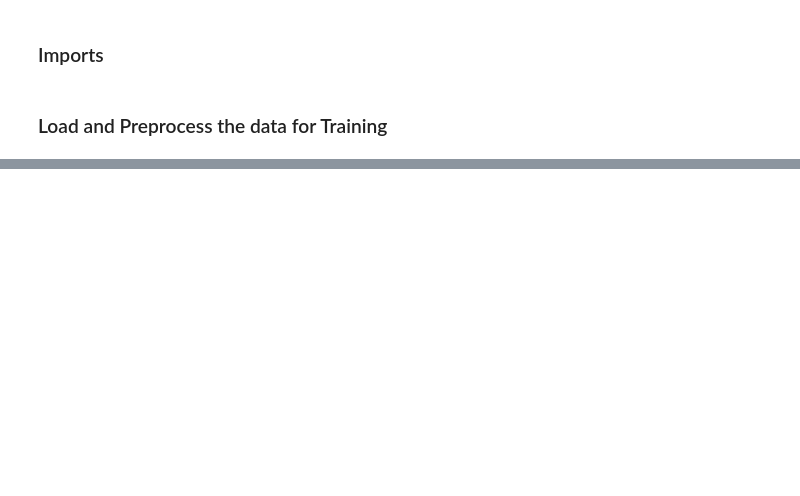
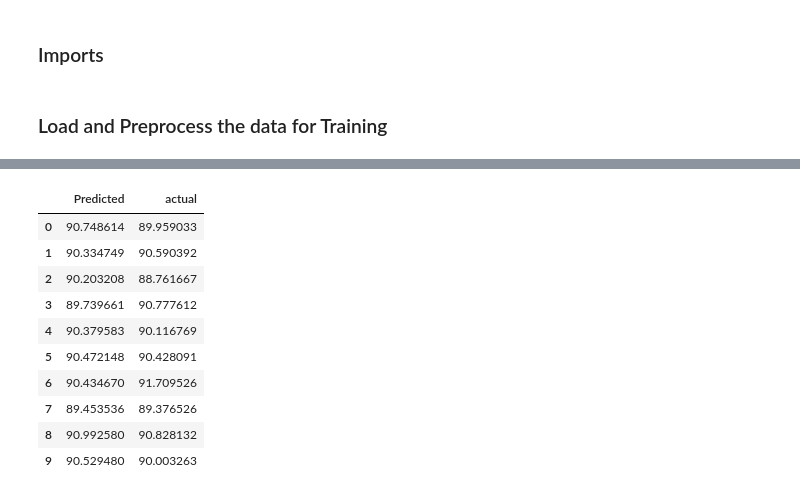
Before and after one commit to andrews-tang/Predicting-the-Recovery-Rate-of-Metal-Ore, a Jupyter notebook: using_classic_algo.ipynb, the cells around one changed output, grey strips where cells are left out. Saved outputs shown, nothing was run; the diff lists cells and outputs as text; code cells hidden in the pictures; blank space fills up the shorter version.

```diff
--- a/using_classic_algo.ipynb
+++ b/using_classic_algo.ipynb
@@ -30,0 +102,14 @@ y_test_normalized = scaler_Y.transform(y_test)
+# %%
+compare_df.head(10)
+# %% [output]
+|  | Predicted | actual |
+| 0 | 90.748614 | 89.959033 |
+| 1 | 90.334749 | 90.590392 |
+| 2 | 90.203208 | 88.761667 |
+| 3 | 89.739661 | 90.777612 |
+| 4 | 90.379583 | 90.116769 |
+| 5 | 90.472148 | 90.428091 |
+| 6 | 90.434670 | 91.709526 |
+| 7 | 89.453536 | 89.376526 |
+| 8 | 90.992580 | 90.828132 |
+| 9 | 90.529480 | 90.003263 |
```
Also changed, not shown: parts of 15 cells of this notebook.
